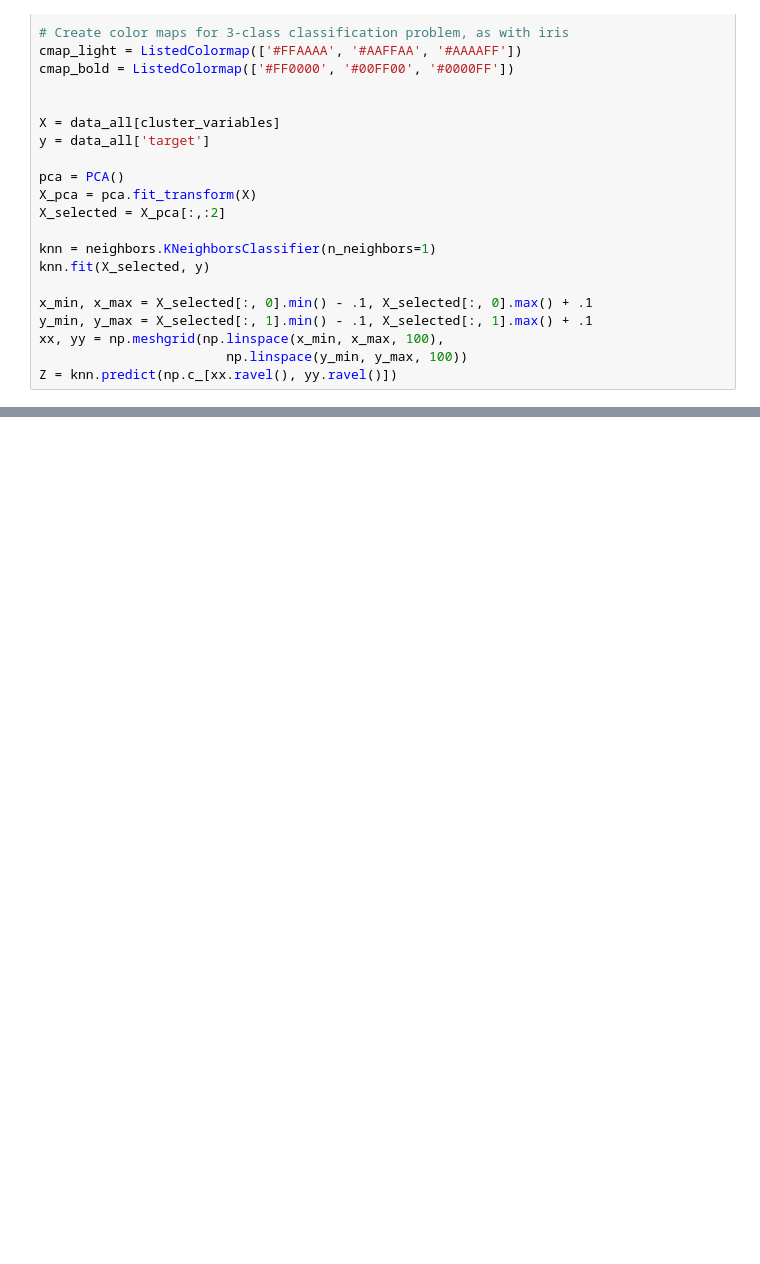
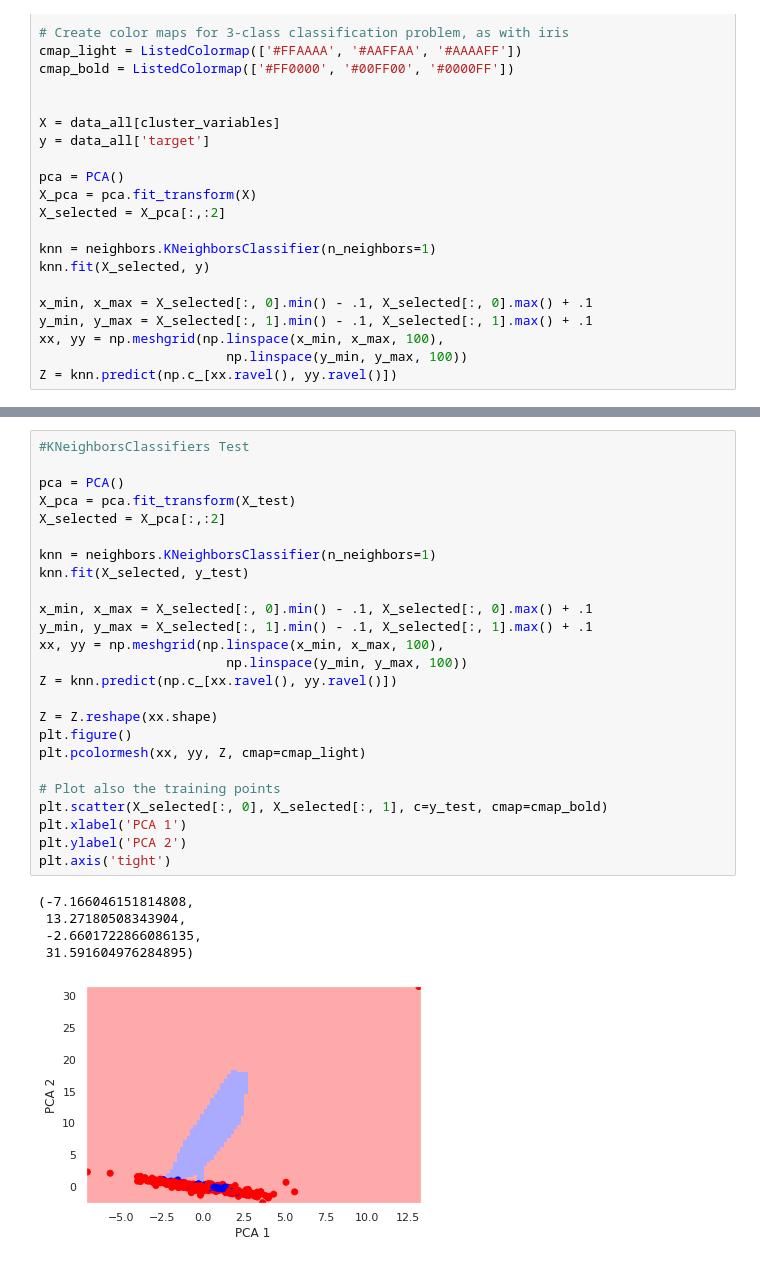
Before and after one commit to f-lingo/Obsidian_geochem, a Jupyter notebook: Geochem_Project.ipynb, the cells around one changed output, grey strips where cells are left out. Saved outputs shown, nothing was run; the diff lists cells and outputs as text; blank space fills up the shorter version.

```diff
--- a/Geochem_Project.ipynb
+++ b/Geochem_Project.ipynb
@@ -662,3 +709,34 @@ plt.axis('tight')
  -2.4567036915136526,
  21.551660994818263)
 [figure]
+# %%
+#KNeighborsClassifiers Test
+
+pca = PCA()
+X_pca = pca.fit_transform(X_test)
+X_selected = X_pca[:,:2]
+
+knn = neighbors.KNeighborsClassifier(n_neighbors=1)
+knn.fit(X_selected, y_test)
+
+x_min, x_max = X_selected[:, 0].min() - .1, X_selected[:, 0].max() + .1
+y_min, y_max = X_selected[:, 1].min() - .1, X_selected[:, 1].max() + .1
+xx, yy = np.meshgrid(np.linspace(x_min, x_max, 100),
+                        np.linspace(y_min, y_max, 100))
+Z = knn.predict(np.c_[xx.ravel(), yy.ravel()])
+
+Z = Z.reshape(xx.shape)
+plt.figure()
+plt.pcolormesh(xx, yy, Z, cmap=cmap_light)
+
+# Plot also the training points
+plt.scatter(X_selected[:, 0], X_selected[:, 1], c=y_test, cmap=cmap_bold)
+plt.xlabel('PCA 1')
+plt.ylabel('PCA 2')
+plt.axis('tight')
+# %% [output]
+(-7.166046151814808,
+ 13.27180508343904,
+ -2.6601722866086135,
+ 31.591604976284895)
+[figure, added]
```
Also changed, not shown: parts of 7 cells of this notebook.
